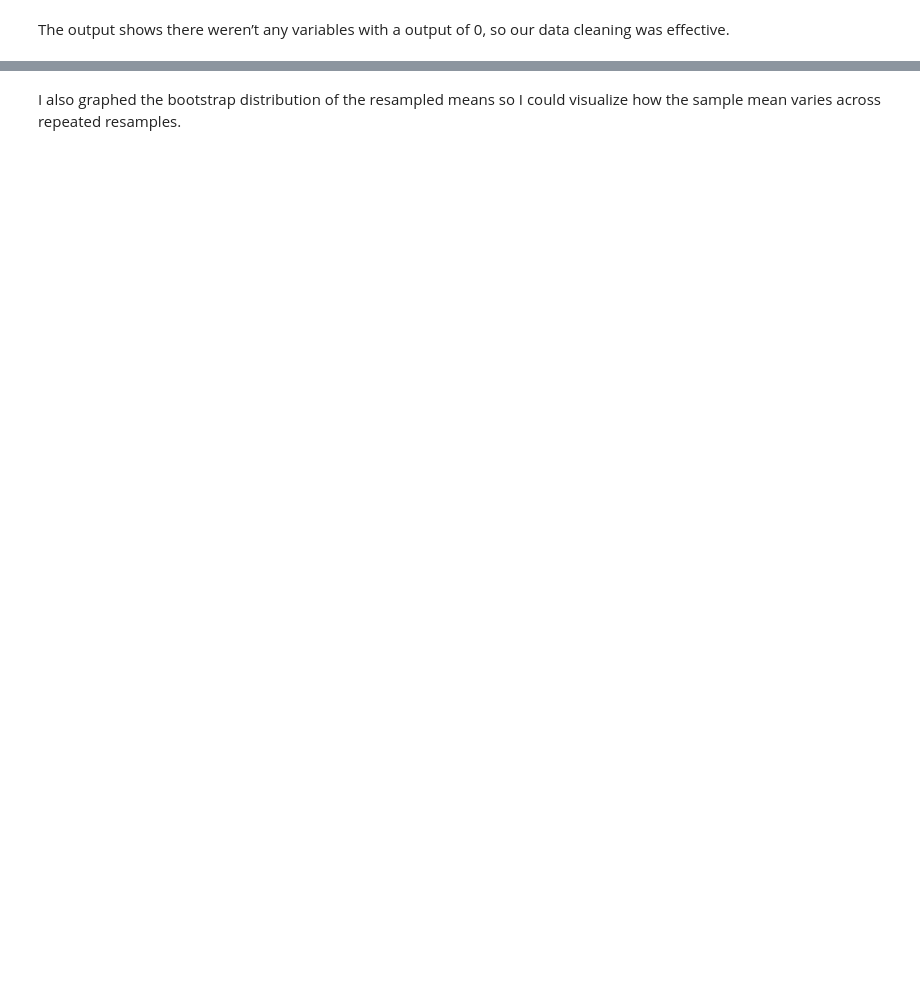
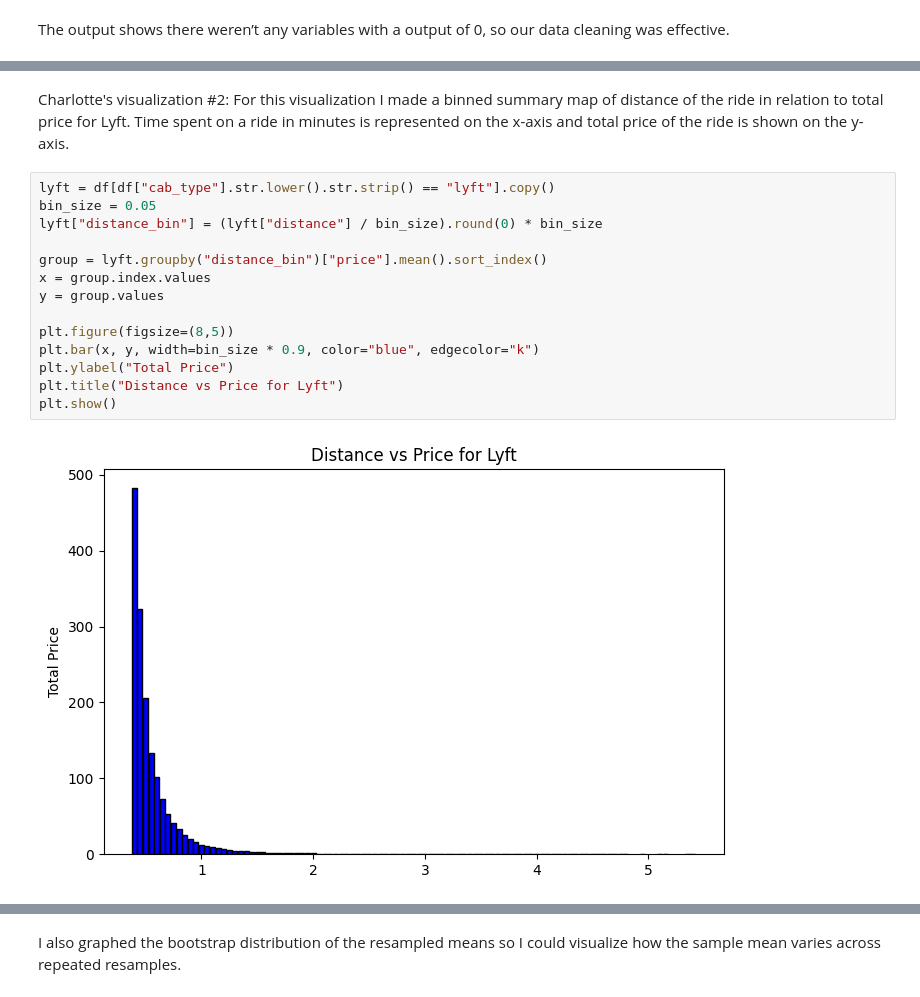
Before and after one commit to charlotm-coder/ds100miniproject-CHARLOTTE_THEOdonotjoin, a Jupyter notebook: MiniProject1.ipynb, the cells around one changed output, grey strips where cells are left out. Saved outputs shown, nothing was run; the diff lists cells and outputs as text; blank space fills up the shorter version.

```diff
--- a/MiniProject1.ipynb
+++ b/MiniProject1.ipynb
@@ -135,0 +133,19 @@ NameError: name 'rides' is not defined
+# %% [markdown]
+Charlotte's visualization #2:
+For this visualization I made a binned summary map of distance of the ride in relation to total price for Lyft. Time spent on a ride in minutes is represented on the x-axis and total price of the ride is shown on the y-axis.
+# %%
+lyft = df[df["cab_type"].str.lower().str.strip() == "lyft"].copy()
+bin_size = 0.05
+lyft["distance_bin"] = (lyft["distance"] / bin_size).round(0) * bin_size
+
+group = lyft.groupby("distance_bin")["price"].mean().sort_index()
+x = group.index.values
+y = group.values
+
+plt.figure(figsize=(8,5))
+plt.bar(x, y, width=bin_size * 0.9, color="blue", edgecolor="k")
+plt.ylabel("Total Price")
+plt.title("Distance vs Price for Lyft")
+plt.show()
+# %% [output]
+[figure, added]
```
Also changed, not shown: parts of 44 cells of this notebook.
